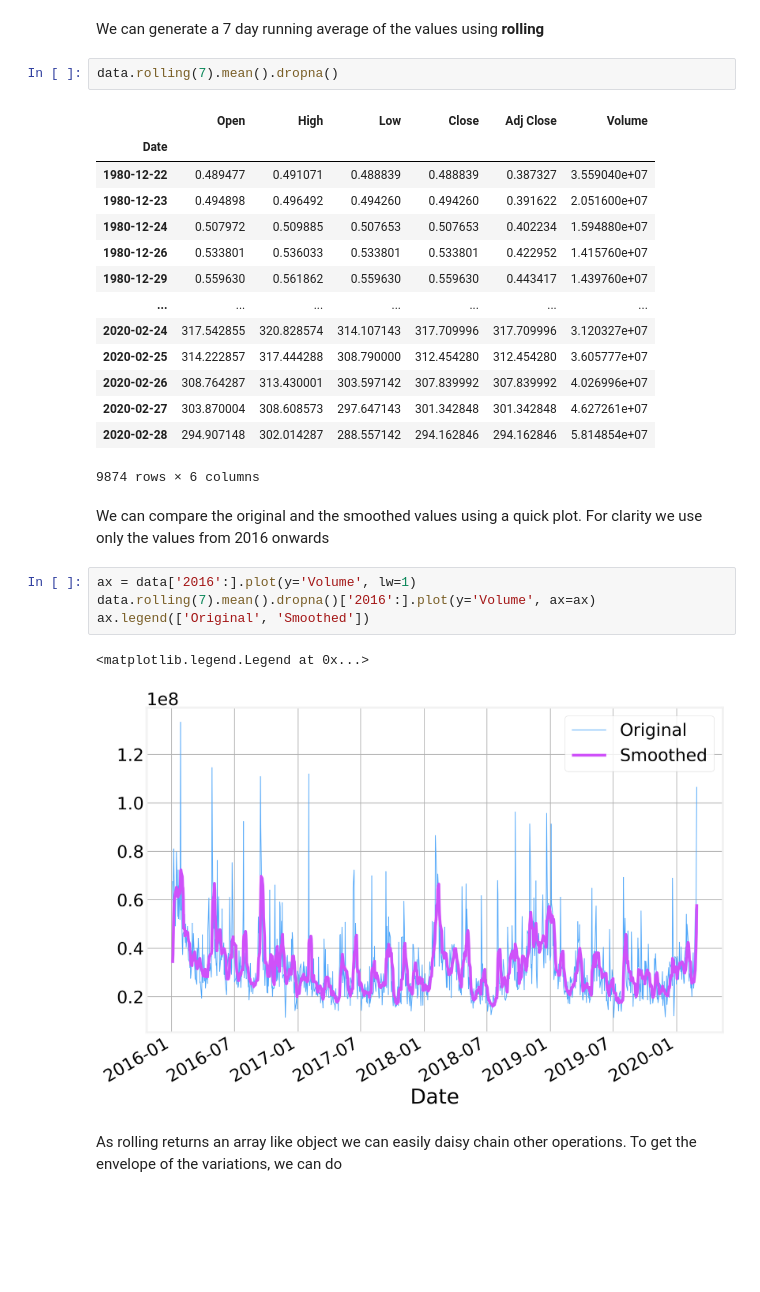
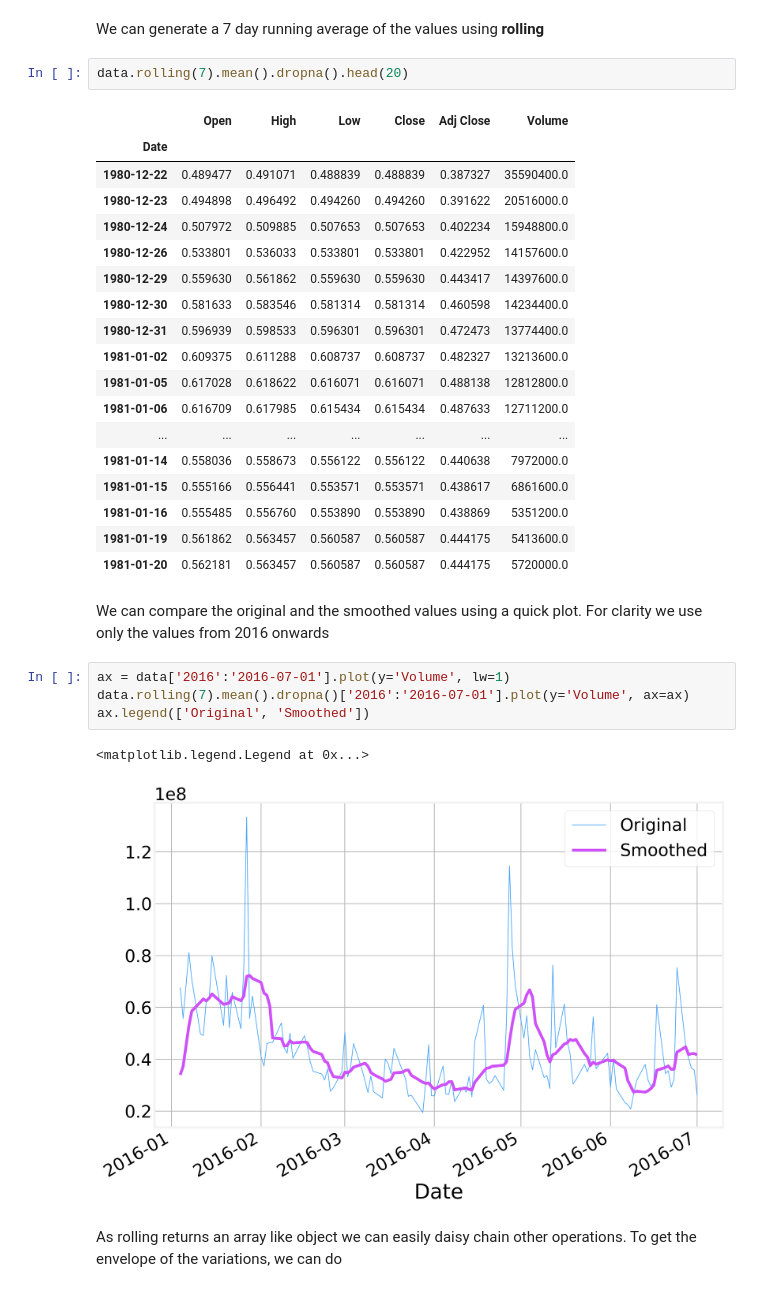
Before and after one commit to DataForScience/Excel, a Jupyter notebook: 3. Simple Data Modeling.ipynb, the cells around one changed output. Drawn from its saved outputs; the diff is of its cells as text; blank space fills up the shorter version.

```diff
--- a/3. Simple Data Modeling.ipynb
+++ b/3. Simple Data Modeling.ipynb
@@ -63,31 +67,35 @@ data = pd.read_csv('data/AAPL.csv', parse_dates=['Date'], index_col=0)
 # %% [markdown]
 We can generate a 7 day running average of the values using __rolling__
 # %%
-data.rolling(7).mean().dropna()
+data.rolling(7).mean().dropna().head(20)
 # %% [output]
 |  | Open | High | Low | Close | Adj Close | Volume |
 | Date |  |  |  |  |  |  |
-| 1980-12-22 | 0.489477 | 0.491071 | 0.488839 | 0.488839 | 0.387327 | 3.559040e+07 |
-| 1980-12-23 | 0.494898 | 0.496492 | 0.494260 | 0.494260 | 0.391622 | 2.051600e+07 |
-| 1980-12-24 | 0.507972 | 0.509885 | 0.507653 | 0.507653 | 0.402234 | 1.594880e+07 |
-| 1980-12-26 | 0.533801 | 0.536033 | 0.533801 | 0.533801 | 0.422952 | 1.415760e+07 |
-| 1980-12-29 | 0.559630 | 0.561862 | 0.559630 | 0.559630 | 0.443417 | 1.439760e+07 |
+| 1980-12-22 | 0.489477 | 0.491071 | 0.488839 | 0.488839 | 0.387327 | 35590400.0 |
+| 1980-12-23 | 0.494898 | 0.496492 | 0.494260 | 0.494260 | 0.391622 | 20516000.0 |
+| 1980-12-24 | 0.507972 | 0.509885 | 0.507653 | 0.507653 | 0.402234 | 15948800.0 |
+| 1980-12-26 | 0.533801 | 0.536033 | 0.533801 | 0.533801 | 0.422952 | 14157600.0 |
+| 1980-12-29 | 0.559630 | 0.561862 | 0.559630 | 0.559630 | 0.443417 | 14397600.0 |
+| 1980-12-30 | 0.581633 | 0.583546 | 0.581314 | 0.581314 | 0.460598 | 14234400.0 |
+| 1980-12-31 | 0.596939 | 0.598533 | 0.596301 | 0.596301 | 0.472473 | 13774400.0 |
+| 1981-01-02 | 0.609375 | 0.611288 | 0.608737 | 0.608737 | 0.482327 | 13213600.0 |
+| 1981-01-05 | 0.617028 | 0.618622 | 0.616071 | 0.616071 | 0.488138 | 12812800.0 |
+| 1981-01-06 | 0.616709 | 0.617985 | 0.615434 | 0.615434 | 0.487633 | 12711200.0 |
 | ... | ... | ... | ... | ... | ... | ... |
-| 2020-02-24 | 317.542855 | 320.828574 | 314.107143 | 317.709996 | 317.709996 | 3.120327e+07 |
-| 2020-02-25 | 314.222857 | 317.444288 | 308.790000 | 312.454280 | 312.454280 | 3.605777e+07 |
-| 2020-02-26 | 308.764287 | 313.430001 | 303.597142 | 307.839992 | 307.839992 | 4.026996e+07 |
-| 2020-02-27 | 303.870004 | 308.608573 | 297.647143 | 301.342848 | 301.342848 | 4.627261e+07 |
-| 2020-02-28 | 294.907148 | 302.014287 | 288.557142 | 294.162846 | 294.162846 | 5.814854e+07 |
+| 1981-01-14 | 0.558036 | 0.558673 | 0.556122 | 0.556122 | 0.440638 | 7972000.0 |
+| 1981-01-15 | 0.555166 | 0.556441 | 0.553571 | 0.553571 | 0.438617 | 6861600.0 |
+| 1981-01-16 | 0.555485 | 0.556760 | 0.553890 | 0.553890 | 0.438869 | 5351200.0 |
+| 1981-01-19 | 0.561862 | 0.563457 | 0.560587 | 0.560587 | 0.444175 | 5413600.0 |
+| 1981-01-20 | 0.562181 | 0.563457 | 0.560587 | 0.560587 | 0.444175 | 5720000.0 |
-9874 rows × 6 columns
 # %% [markdown]
 We can compare the original and the smoothed values using a quick plot. For clarity we use only the values from 2016 onwards
 # %%
-ax = data['2016':].plot(y='Volume', lw=1)
-data.rolling(7).mean().dropna()['2016':].plot(y='Volume', ax=ax)
+ax = data['2016':'2016-07-01'].plot(y='Volume', lw=1)
+data.rolling(7).mean().dropna()['2016':'2016-07-01'].plot(y='Volume', ax=ax)
 ax.legend(['Original', 'Smoothed'])
 # %% [output]
 <matplotlib.legend.Legend at 0x...>
-[figure, old version]
+[figure, new version]
 # %% [markdown]
 As rolling returns an array like object we can easily daisy chain other operations. To get the envelope of the variations, we can do
 # %%
```
Also changed, not shown: parts of 10 cells of this notebook, 9 other files.
